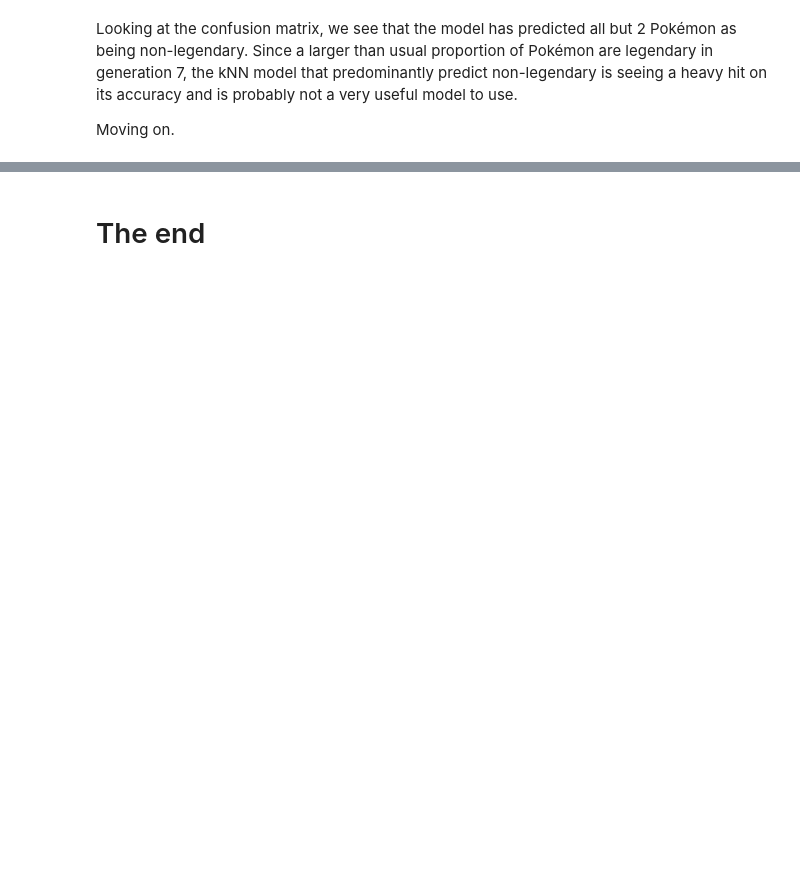
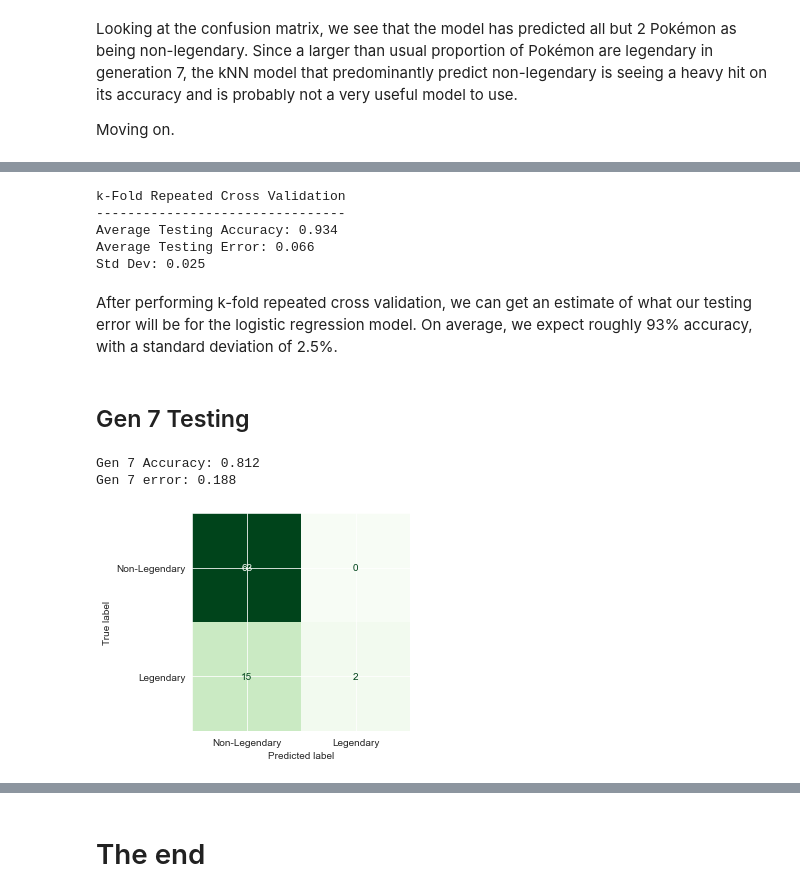
Before and after one commit to papir805/pokemon_classification, a Jupyter notebook: pkmn_legendary_classification_knn.ipynb, the cells around one changed output, grey strips where cells are left out. Saved outputs shown, nothing was run; the diff lists cells and outputs as text; code cells hidden in the pictures; blank space fills up the shorter version.

Commit message:
Finished logistic regression

```diff
--- a/pkmn_legendary_classification_knn.ipynb
+++ b/pkmn_legendary_classification_knn.ipynb
@@ -548,7 +608,7 @@ gen_7_total_stats = np.array(gen_7_total_stats).reshape(-1, 1)
 scaler = StandardScaler()
 scaler.fit(gen_7_total_stats)
 gen_7_total_scaled = scaler.transform(gen_7_total_stats)
-gen_7.loc[:, 'total_stats'] = gen_7_total_scaled
+#gen_7.loc[:, 'total_stats'] = gen_7_total_scaled
 X_gen_7 = gen_7_total_scaled
 # %%
 gen_7.loc[:, 'is_legendary'] = gen_7.loc[:, 'is_legendary'].astype('bool')
@@ -604,0 +672,6 @@ X =
+# %%
+X = pkmn_join[['Total Stats']]
+y = target_df
+
+sm_log_reg_model = sm.Logit(y, X)
+sm_log_reg_fit = sm_log_reg_model.fit()
@@ -604,0 +708,49 @@ X =
+# %%
+cv = RepeatedKFold(n_splits=10, n_repeats=3, random_state=1)
+
+sk_log_reg_model = LogisticRegression()
+
+sk_log_reg_scores = cross_val_score(sk_log_reg_model, X, y, scoring='accuracy', cv=cv, n_jobs=-1)
+# %%
+print("k-Fold Repeated Cross Validation")
+print("--------------------------------")
+print(F"Average Testing Accuracy: {sk_log_reg_scores.mean():.3f}")
+print(F"Average Testing Error: {1 - sk_log_reg_scores.mean():.3f}")
+print(F"Std Dev: {sk_log_reg_scores.std():.3f}")
+# %% [output]
+k-Fold Repeated Cross Validation
+--------------------------------
+Average Testing Accuracy: 0.934
+Average Testing Error: 0.066
+Std Dev: 0.025
+# %% [markdown]
+After performing k-fold repeated cross validation, we can get an estimate of what our testing error will be for the logistic regression model.  On average, we expect roughly 93% accuracy, with a standard deviation of 2.5%.
+# %% [markdown]
+## Gen 7 Testing
+# %%
+X_train, X_test, y_train, y_test = train_test_split(X, y, test_size = 0.1, random_state=0)
+
+sk_log_reg_fit = sk_log_reg_model.fit(X_train, y_train)
+# %%
+sk_log_reg_gen_7_preds = sk_log_reg_fit.predict(np.array(gen_7['total_stats']).reshape(-1,1))
+
+# lr_preds
+# preds = log_reg_fit_auto.predict(X_test_imp_features)
+# pred_mpg01 = np.where(preds <= 0.5, 0, 1)
+
+accuracy = accuracy_score(y_gen_7, sk_log_reg_gen_7_preds)
+test_error = 1 - accuracy
+print(F"Gen 7 Accuracy: {accuracy:.3f}")
+print(F"Gen 7 error: {test_error:.3f}")
+# %% [output]
+Gen 7 Accuracy: 0.812
+Gen 7 error: 0.188
+# %%
+ConfusionMatrixDisplay.from_estimator(sk_log_reg_fit,
+                                      np.array(gen_7['total_stats']).reshape(-1,1),
+                                      y_gen_7,
+                                      cmap="Greens",
+                                      display_labels=['Non-Legendary', 'Legendary'],
+                                      colorbar=False);
+# %% [output]
+[figure, added]
```
Also changed, not shown: parts of 32 cells of this notebook, 1 other file.
